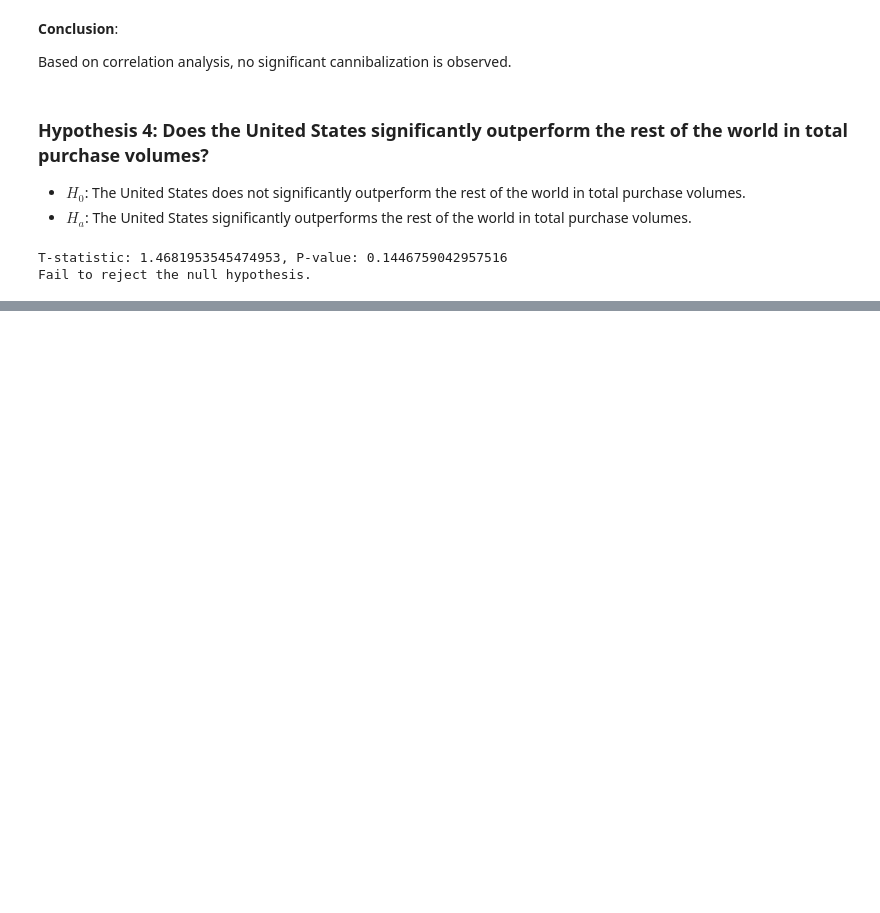
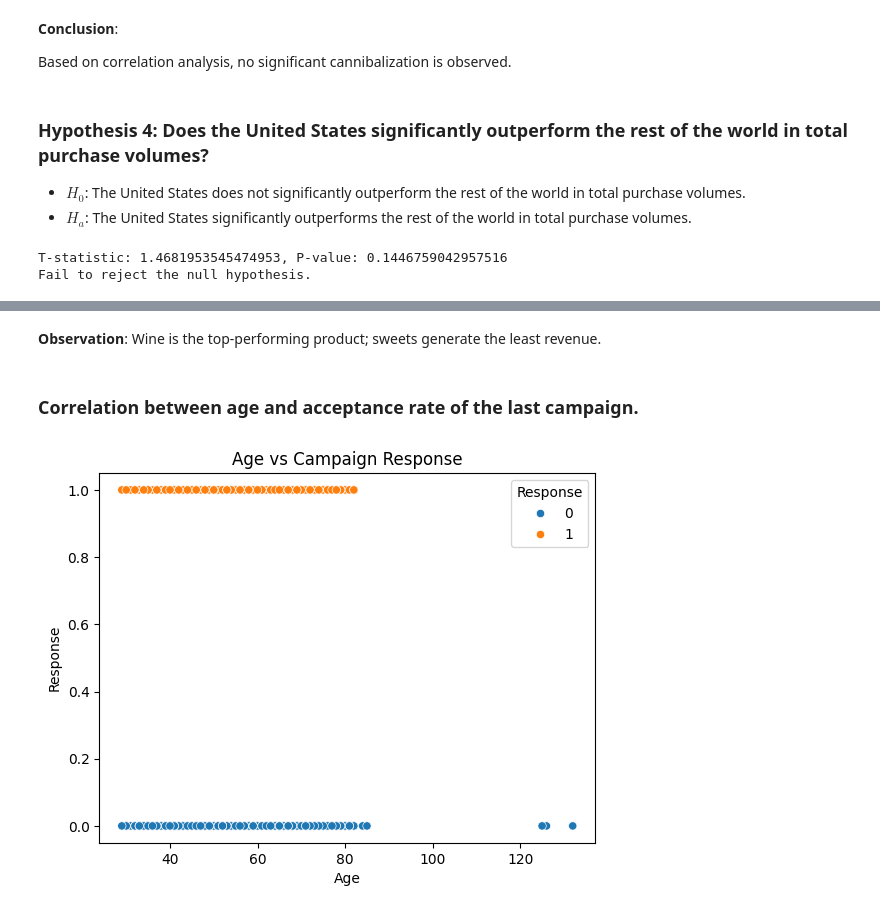
Before and after one commit to tomdu3/marketing-campaing-ds, a Jupyter notebook: marketing_campaing.ipynb, the cells around one changed output, grey strips where cells are left out. Cells and saved outputs as stored; diff of their text form; code cells hidden in the pictures; blank space fills up the shorter version.

```diff
--- a/marketing_campaing.ipynb
+++ b/marketing_campaing.ipynb
@@ -719,0 +725,11 @@ United States does not significantly outperform the rest of the world in total p
+# %% [markdown]
+**Observation**:
+Wine is the top-performing product; sweets generate the least revenue.
+# %% [markdown]
+### Correlation between age and acceptance rate of the last campaign.
+# %%
+sns.scatterplot(x='Age', y='Response', data=data, hue='Response')
+plt.title('Age vs Campaign Response')
+plt.show()
+# %% [output]
+[figure, added]
```
Also changed, not shown: parts of 21 cells of this notebook.
